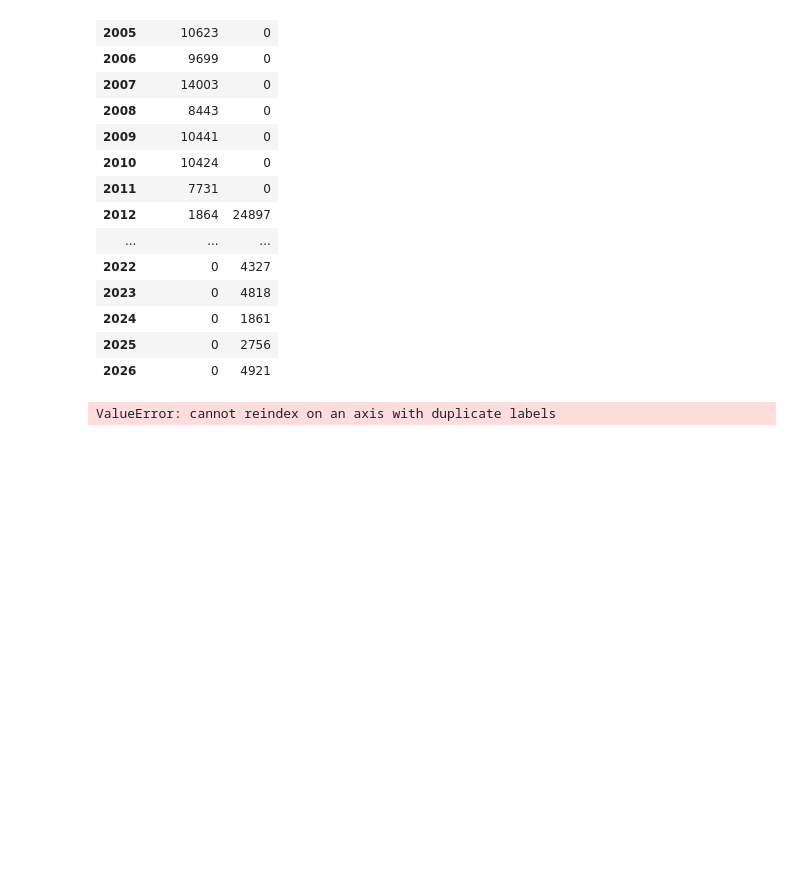
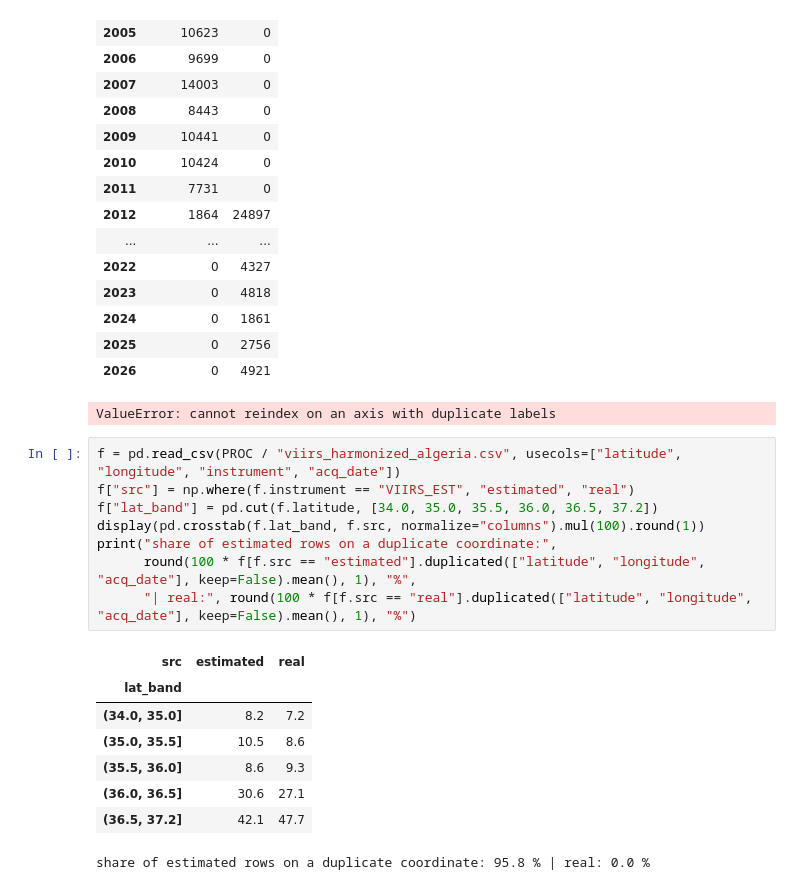
Before and after one commit to BEramZZZ/space-apps-fire, a Jupyter notebook: notebooks/training.ipynb, the cells around one changed output. Saved outputs shown, nothing was run; the diff lists cells and outputs as text; blank space fills up the shorter version.

Commit message:
Inspecting algeria only harmonized output

```diff
--- a/notebooks/training.ipynb
+++ b/notebooks/training.ipynb
@@ -1479,3 +1479,20 @@ columns identical to the NASA VIIRS file: True
 | 2025 | 0 | 2756 |
 | 2026 | 0 | 4921 |
 ValueError: cannot reindex on an axis with duplicate labels
+# %%
+f = pd.read_csv(PROC / "viirs_harmonized_algeria.csv", usecols=["latitude", "longitude", "instrument", "acq_date"])
+f["src"] = np.where(f.instrument == "VIIRS_EST", "estimated", "real")
+f["lat_band"] = pd.cut(f.latitude, [34.0, 35.0, 35.5, 36.0, 36.5, 37.2])
+display(pd.crosstab(f.lat_band, f.src, normalize="columns").mul(100).round(1))
+print("share of estimated rows on a duplicate coordinate:",
+      round(100 * f[f.src == "estimated"].duplicated(["latitude", "longitude", "acq_date"], keep=False).mean(), 1), "%",
+      "| real:", round(100 * f[f.src == "real"].duplicated(["latitude", "longitude", "acq_date"], keep=False).mean(), 1), "%")
+# %% [output]
+| src | estimated | real |
+| lat_band |  |  |
+| (34.0, 35.0] | 8.2 | 7.2 |
+| (35.0, 35.5] | 10.5 | 8.6 |
+| (35.5, 36.0] | 8.6 | 9.3 |
+| (36.0, 36.5] | 30.6 | 27.1 |
+| (36.5, 37.2] | 42.1 | 47.7 |
+share of estimated rows on a duplicate coordinate: 95.8 % | real: 0.0 %
```
